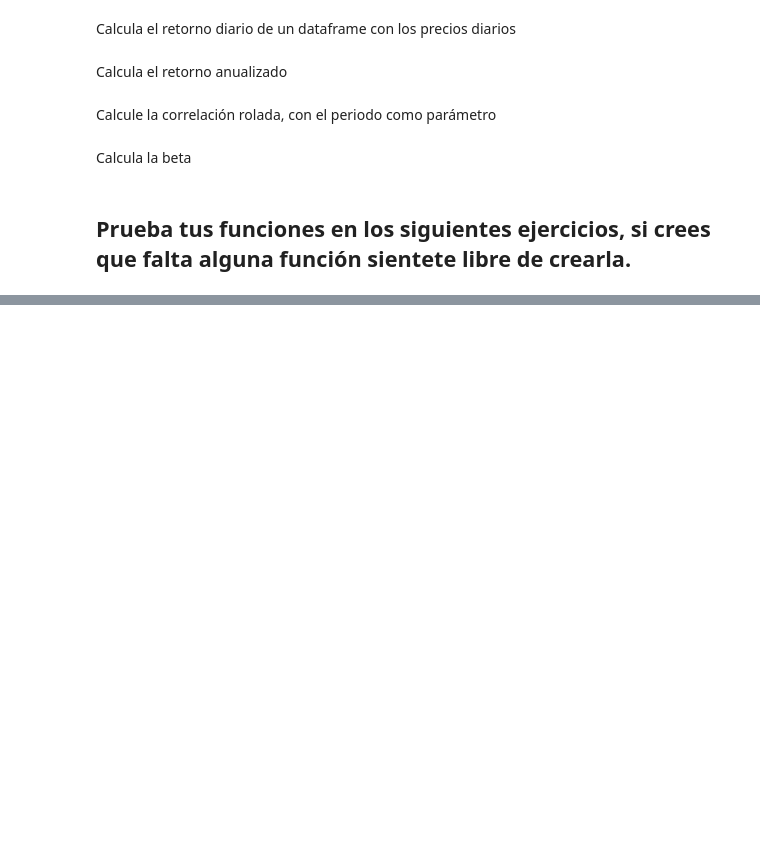
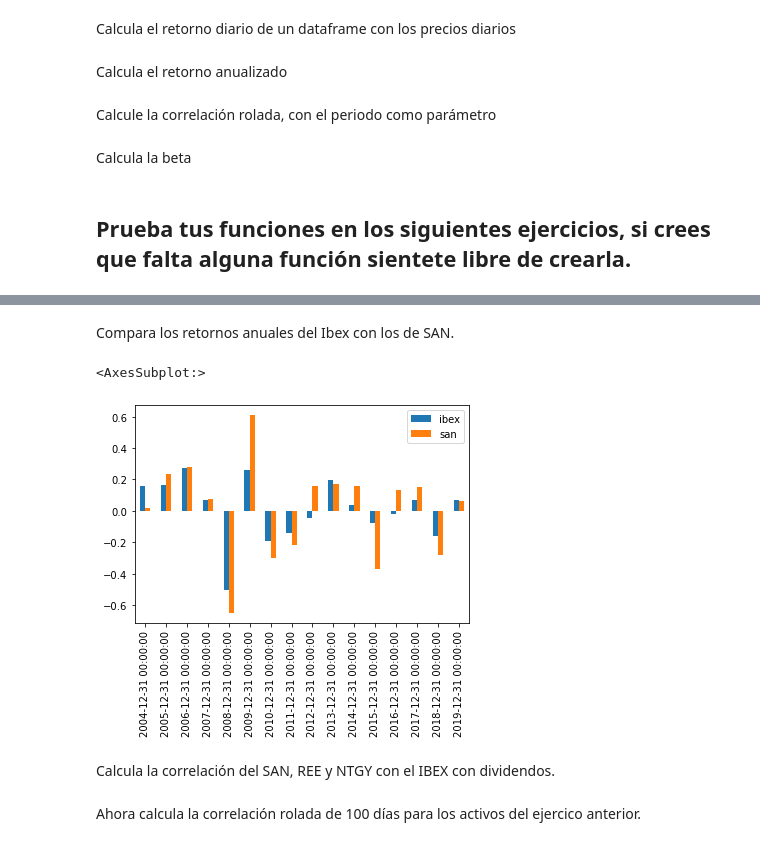
Before and after one commit to Ardark27/python_finance, a Jupyter notebook: 4_pandas/4_8_ejemplos_financieros.ipynb, the cells around one changed output, grey strips where cells are left out. Saved outputs shown, nothing was run; the diff lists cells and outputs as text; code cells hidden in the pictures; blank space fills up the shorter version.

```diff
--- a/4_pandas/4_8_ejemplos_financieros.ipynb
+++ b/4_pandas/4_8_ejemplos_financieros.ipynb
@@ -38,0 +70,13 @@ Ahora calcula la beta rolada de 100 días para los activos del ejercico anterior
+# %% [markdown]
+Compara los retornos anuales del Ibex con los de SAN.
+# %%
+san = pd.read_csv('data/SAN.csv', index_col=0, parse_dates=True).close
+data = pd.concat([ibex, san], axis=1).dropna()
+data.columns = ['ibex', 'san']
+retornos_anuales = retorno_anualizado(data)
+retornos_anuales.plot.bar()
+# %% [output]
+<AxesSubplot:>
+[figure, added]
+# %% [markdown]
+Calcula la correlación del SAN, REE y NTGY con el IBEX con dividendos.
@@ -38,0 +90,2 @@ Ahora calcula la beta rolada de 100 días para los activos del ejercico anterior
+# %% [markdown]
+Ahora calcula la correlación rolada de 100 días para los activos del ejercico anterior.
```
Also changed, not shown: parts of 23 cells of this notebook, 4 other files.
